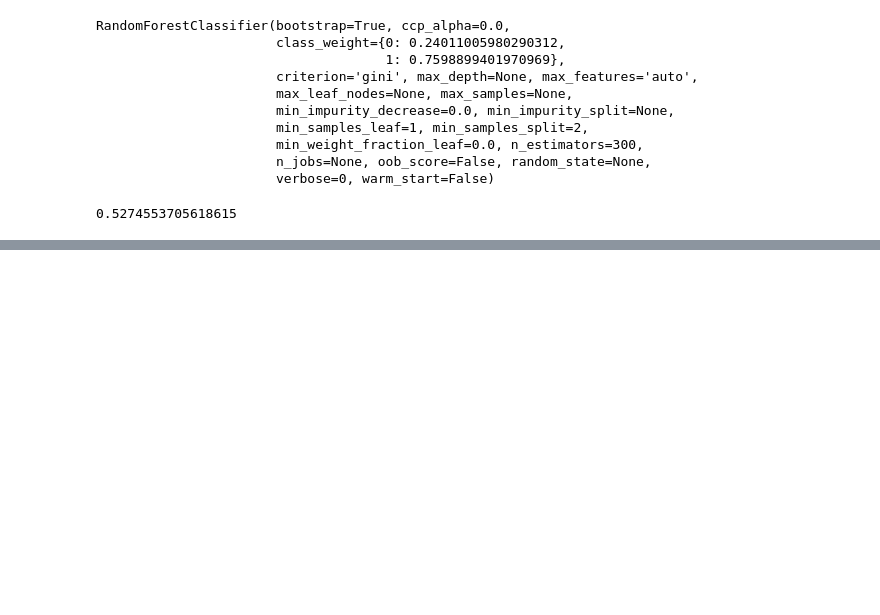
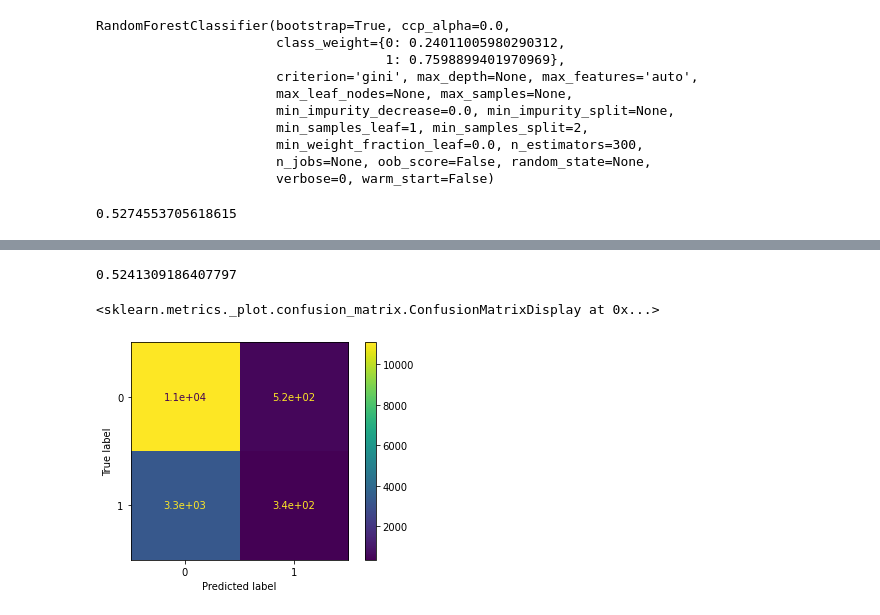
Before and after one commit to NISHANTH-PAPARAJU/DS-Competitions, a Jupyter notebook: AnalyticsVidhya/Jobathon-21/AV_Health_Insurance_Lead_Prediction(3).ipynb, the cells around one changed output, grey strips where cells are left out. Saved outputs shown, nothing was run; the diff lists cells and outputs as text; code cells hidden in the pictures; blank space fills up the shorter version.

```diff
--- a/AnalyticsVidhya/Jobathon-21/AV_Health_Insurance_Lead_Prediction(3).ipynb
+++ b/AnalyticsVidhya/Jobathon-21/AV_Health_Insurance_Lead_Prediction(3).ipynb
@@ -909,0 +1082,10 @@ plot_roc_curve()
+# %%
+train_val_final = train_val.copy()
+train_val_final_proc = pre_process_data(train_val_final, fourteenPlusConversion='20')
+X_final = train_val_final_proc.drop("Response", axis=1)
+y_final = train_val_final_proc["Response"]
+# %%
+X_train_final, X_val_final, y_train_final, y_val_final = train_test_split(X_final, y_final, test_size=0.3, random_state=12)
+# %%
+rfc_final = RandomForestClassifier(n_estimators=300, class_weight=class_weights)
+rfc_final.fit(X_train_final, y_train_final)
@@ -909,0 +1103,10 @@ plot_roc_curve()
+# %%
+y_preds_final = rfc_final.predict(X_val_final)
+roc_auc_score(y_val_final, y_preds_final)
+# %% [output]
+0.5241309186407797
+# %%
+plot_confusion_matrix(rfc_final, X_val_final, y_val_final)
+# %% [output]
+<sklearn.metrics._plot.confusion_matrix.ConfusionMatrixDisplay at 0x...>
+[figure, added]
```
Also changed, not shown: parts of 43 cells of this notebook.
